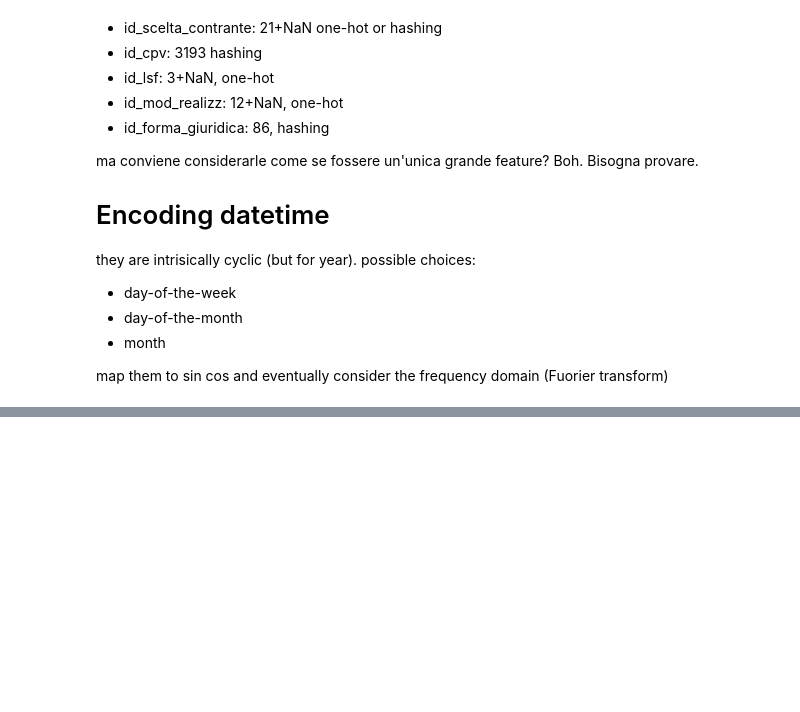
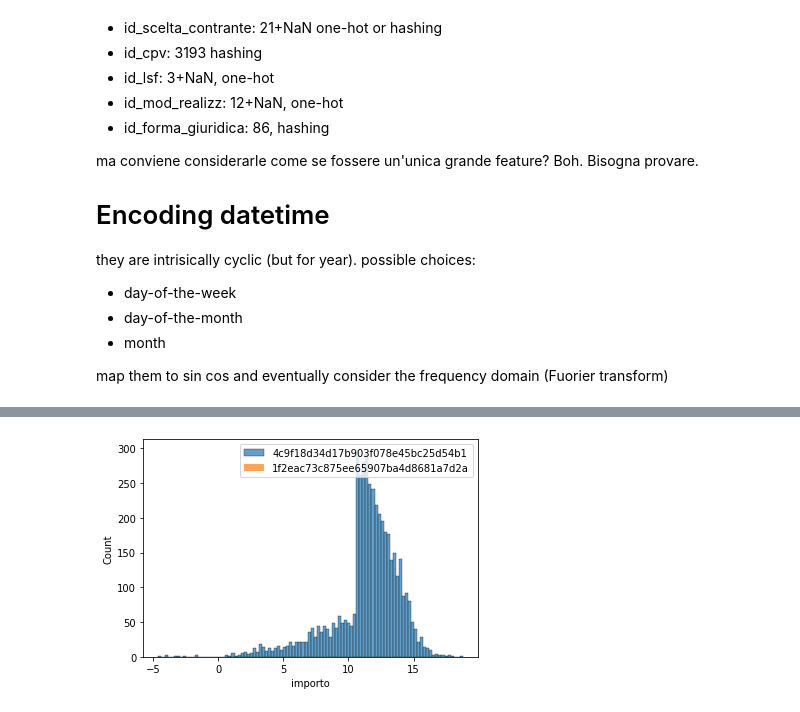
Before and after one commit to Yourne/synapthesis, a Jupyter notebook: input.ipynb, the cells around one changed output, grey strips where cells are left out. Cells and saved outputs as stored; diff of their text form; code cells hidden in the pictures; blank space fills up the shorter version.

```diff
--- a/input.ipynb
+++ b/input.ipynb
@@ -167,0 +212,10 @@ Problema generale con i tree-based algorithms: considerano una feature alla volt
+# %%
+for i, md5 in enumerate(modeMarket.md5.unique()):
+    sns.histplot(
+        data=modeMarket[modeMarket.md5 == md5],
+        x="importo", bins=100,
+        color=list(mcolors.TABLEAU_COLORS)[i], alpha=.7, label=md5
+    )
+    plt.legend()
+# %% [output]
+[figure, added]
```
Also changed, not shown: parts of 10 cells of this notebook.
